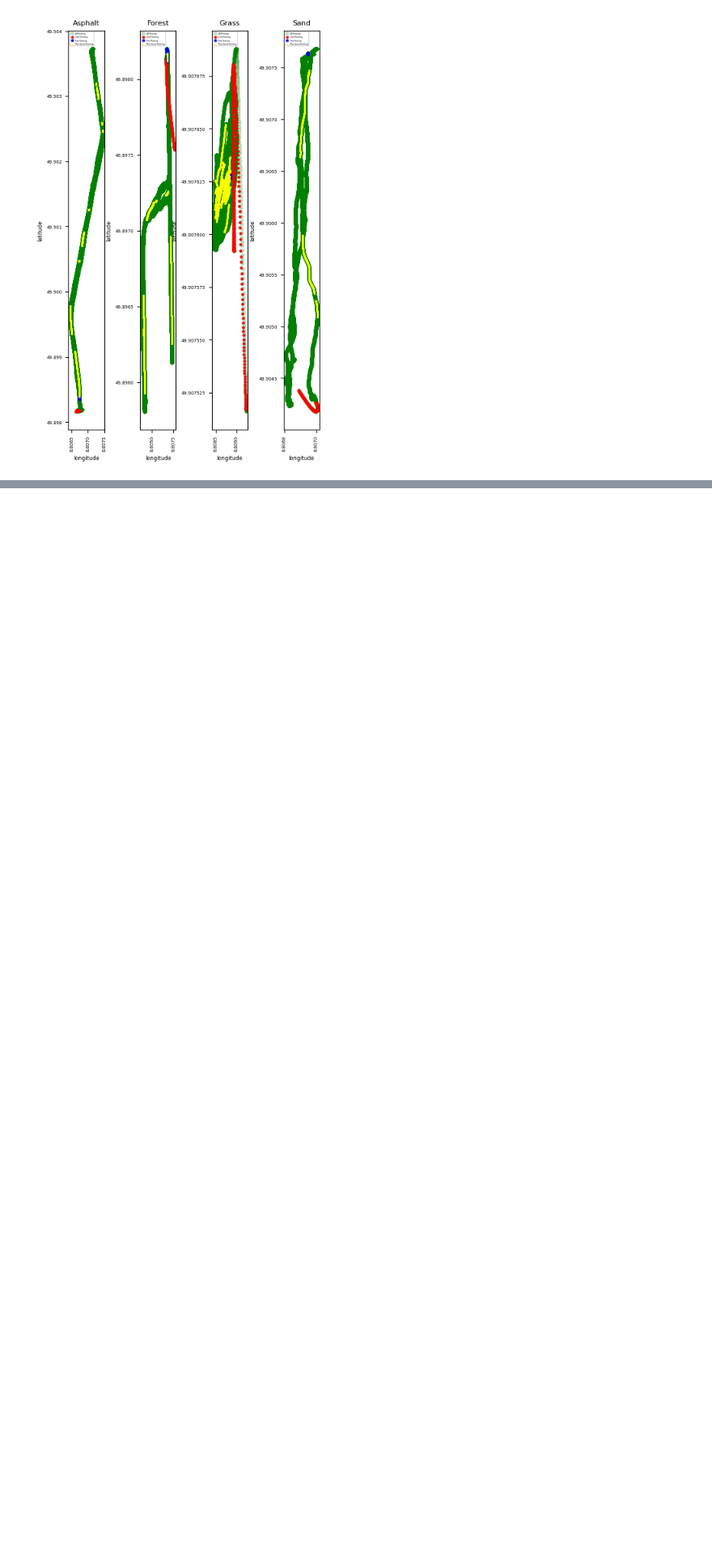
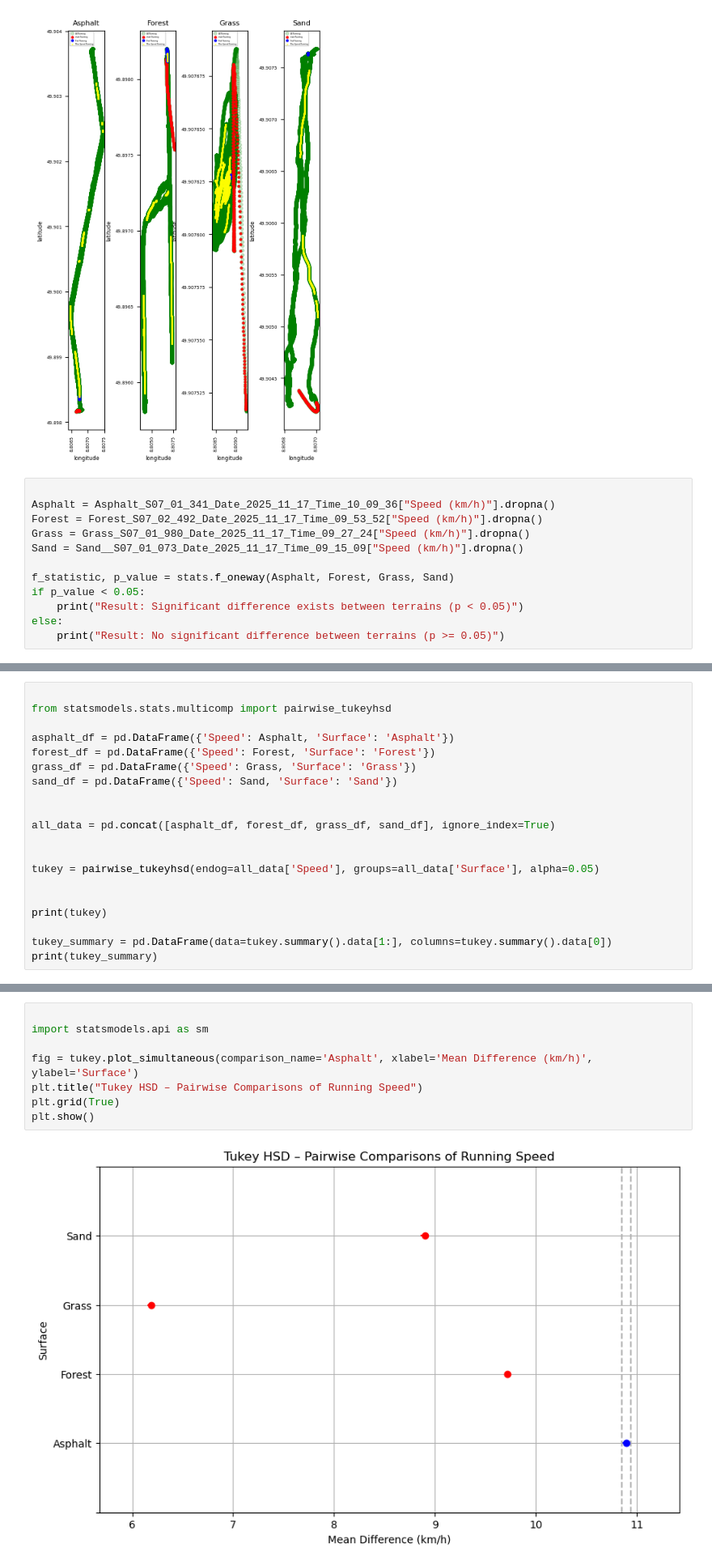
Before and after one commit to Fatemeh-aboulhassani/Movement-Analysis, a Jupyter notebook: notebooks/3. Analysis Foot HeartRate GPX.ipynb, the cells around one changed output, grey strips where cells are left out. Shown at 81% size. Cells and saved outputs as stored; diff of their text form; blank space fills up the shorter version.

```diff
--- a/notebooks/3. Analysis Foot HeartRate GPX.ipynb
+++ b/notebooks/3. Analysis Foot HeartRate GPX.ipynb
@@ -291,3 +291,15 @@ Date: 17-11-2025  foundation: Forest  speed(km/h): 14.672986153101078
 Date: 17-11-2025  foundation: Grass  speed(km/h): 10.846453299447822
 Date: 17-11-2025  foundation: Sand  speed(km/h): 13.65484414761767
 [figure]
+# %%
+
+Asphalt = Asphalt_S07_01_341_Date_2025_11_17_Time_10_09_36["Speed (km/h)"].dropna()
+Forest = Forest_S07_02_492_Date_2025_11_17_Time_09_53_52["Speed (km/h)"].dropna()
+Grass = Grass_S07_01_980_Date_2025_11_17_Time_09_27_24["Speed (km/h)"].dropna()
+Sand = Sand__S07_01_073_Date_2025_11_17_Time_09_15_09["Speed (km/h)"].dropna()
+
+f_statistic, p_value = stats.f_oneway(Asphalt, Forest, Grass, Sand)
+if p_value < 0.05:
+    print("Result: Significant difference exists between terrains (p < 0.05)")
+else:
+    print("Result: No significant difference between terrains (p >= 0.05)")
@@ -293,0 +325,20 @@ Date: 17-11-2025  foundation: Sand  speed(km/h): 13.65484414761767
+# %%
+
+from statsmodels.stats.multicomp import pairwise_tukeyhsd
+
+asphalt_df = pd.DataFrame({'Speed': Asphalt, 'Surface': 'Asphalt'})
+forest_df = pd.DataFrame({'Speed': Forest, 'Surface': 'Forest'})
+grass_df = pd.DataFrame({'Speed': Grass, 'Surface': 'Grass'})
+sand_df = pd.DataFrame({'Speed': Sand, 'Surface': 'Sand'})
+
+
+all_data = pd.concat([asphalt_df, forest_df, grass_df, sand_df], ignore_index=True)
+
+
+tukey = pairwise_tukeyhsd(endog=all_data['Speed'], groups=all_data['Surface'], alpha=0.05)
+
+
+print(tukey)
+
+tukey_summary = pd.DataFrame(data=tukey.summary().data[1:], columns=tukey.summary().data[0])
+print(tukey_summary)
@@ -294,3 +364,13 @@ Date: 17-11-2025  foundation: Sand  speed(km/h): 13.65484414761767
+# %%
+
+import statsmodels.api as sm
+
+fig = tukey.plot_simultaneous(comparison_name='Asphalt', xlabel='Mean Difference (km/h)', ylabel='Surface')
+plt.title("Tukey HSD – Pairwise Comparisons of Running Speed")
+plt.grid(True)
+plt.show()
+# %% [output]
+[figure, added]
 # %% [markdown]
 # Q2:
 What is the highest heart rate (HR) on **2025/11/17** on the surfaces **Asphalt, Forest, Grass**, and **Sand**?
```
Also changed, not shown: parts of 14 cells of this notebook.
